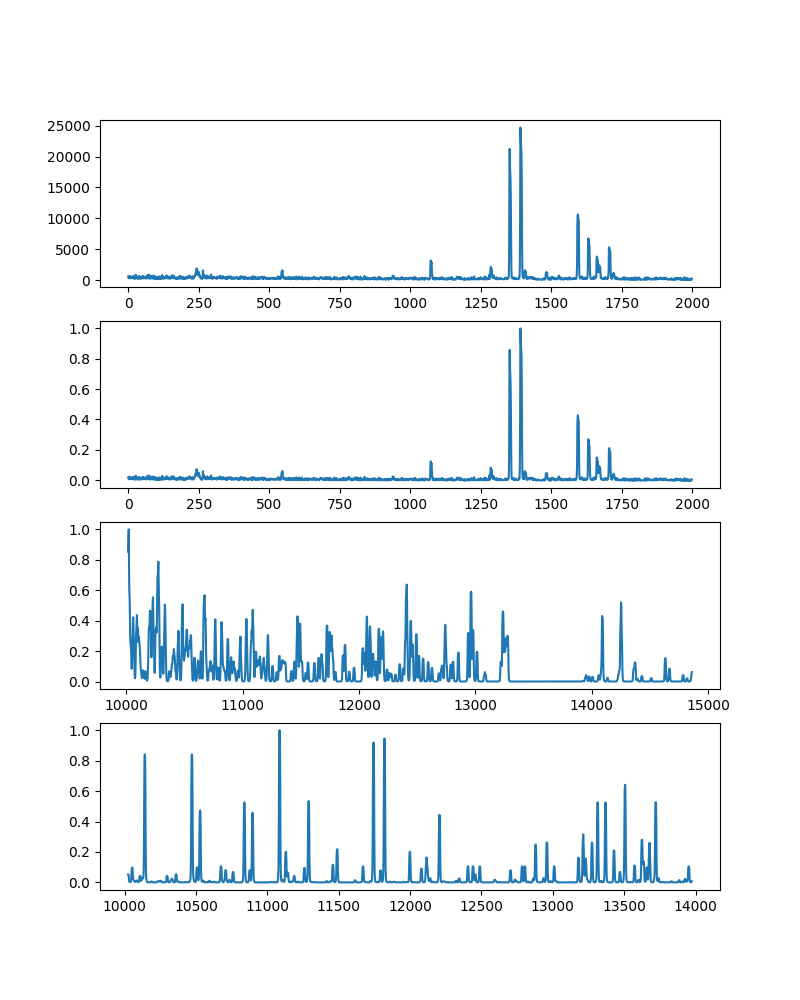
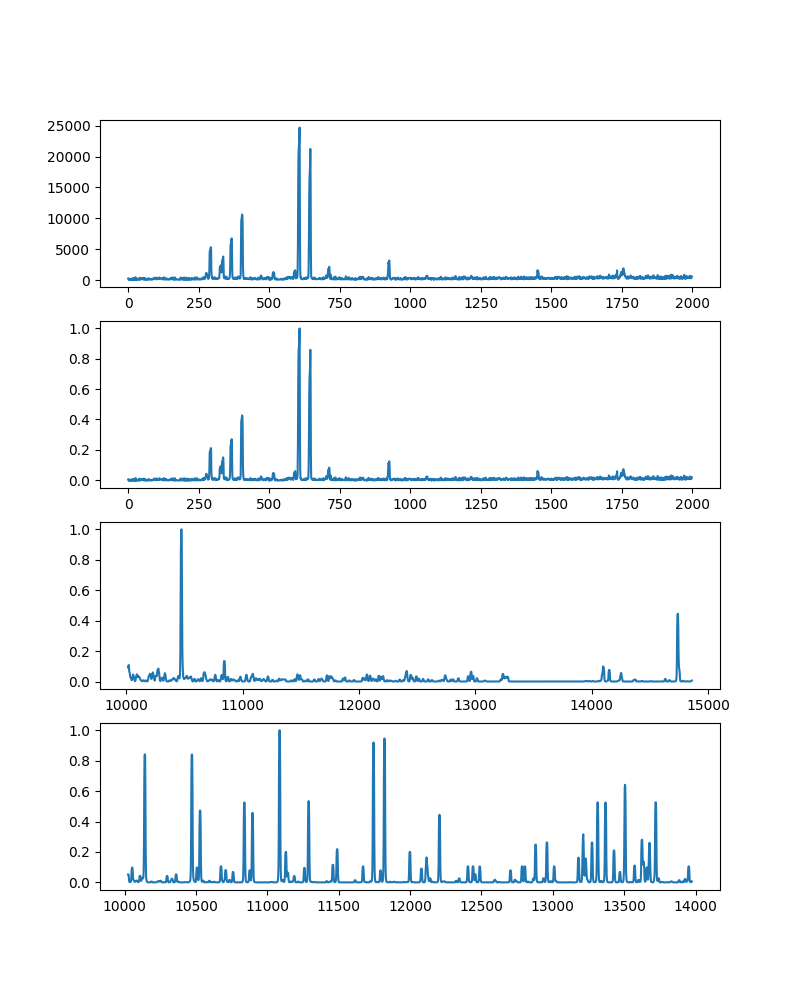
Code edit (unified diff) that turned the first committed figure into the second:
--- before
+++ after
@@ -7,8 +7,16 @@
 fig, ax = plt.subplots(4,1, figsize=(8,10))
 ax[0].plot(spec)
+ax[0].set_xlabel("Pixel Coord")
+ax[0].set_Title("Observed Intensity")
 w, a = 9600, 0.3
 ax[1].plot(contSub/np.max(contSub))
+ax[1].set_xlabel("Pixel Coord")
+ax[1].set_Title("Normalized Observed Intensity")
 model = Spec1D.calcModel(lines, 2000, lines[0][1], 2000/(lines[-1][1]-lines[0][1]))
 ax[2].plot(np.linspace(lines[0][1], lines[-1][1], 2000), model/np.max(model))
+ax[2].set_xlabel("Wavelength (A)")
+ax[2].set_title("Predicted Normalized Intensity from Joe's lines.")
 NISTModel = Spec1D.calcModel(NISTLines, 2000, NISTLines[0][1], 2000/(NISTLines[-1][1]-NISTLines[0][1]))
 ax[3].plot(np.linspace(NISTLines[0][1], NISTLines[-1][1], 2000), NISTModel/np.max(NISTModel))
+ax[3].set_xlabel("Wavelength (A)")
+ax[3].set_xlabel("NIST line predicted Intensities.")

Commit: YJ lines plotting